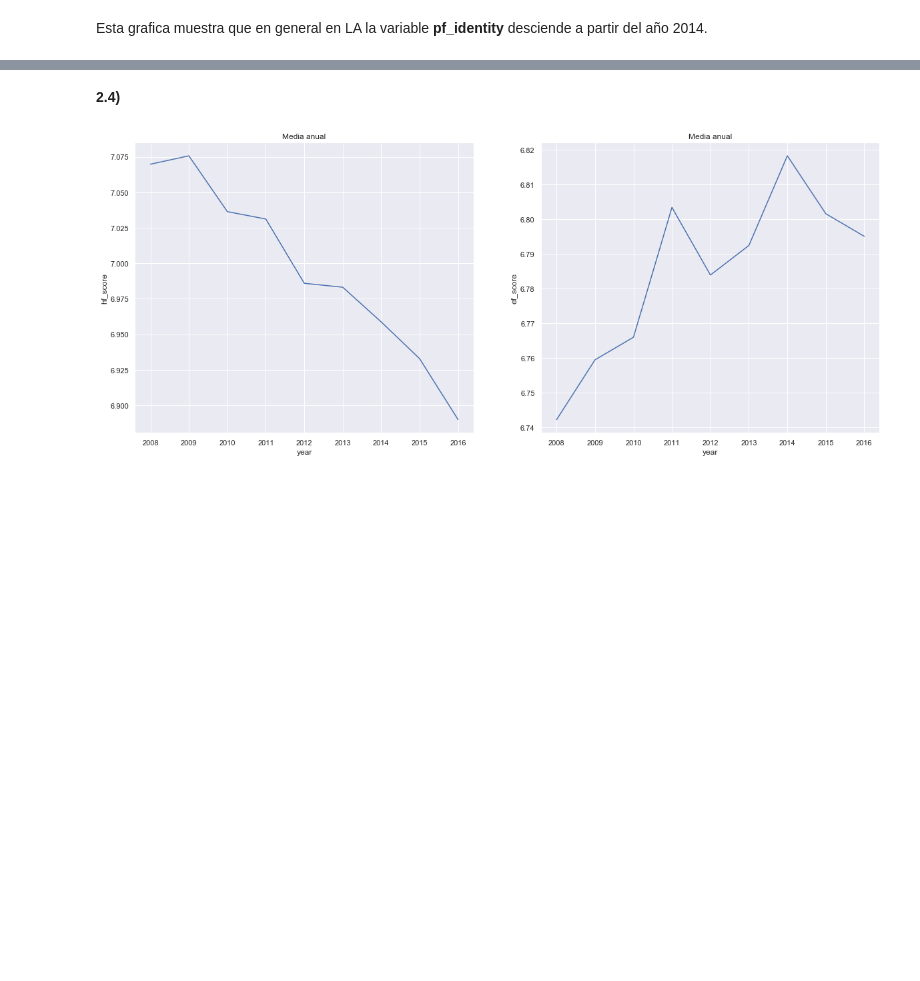
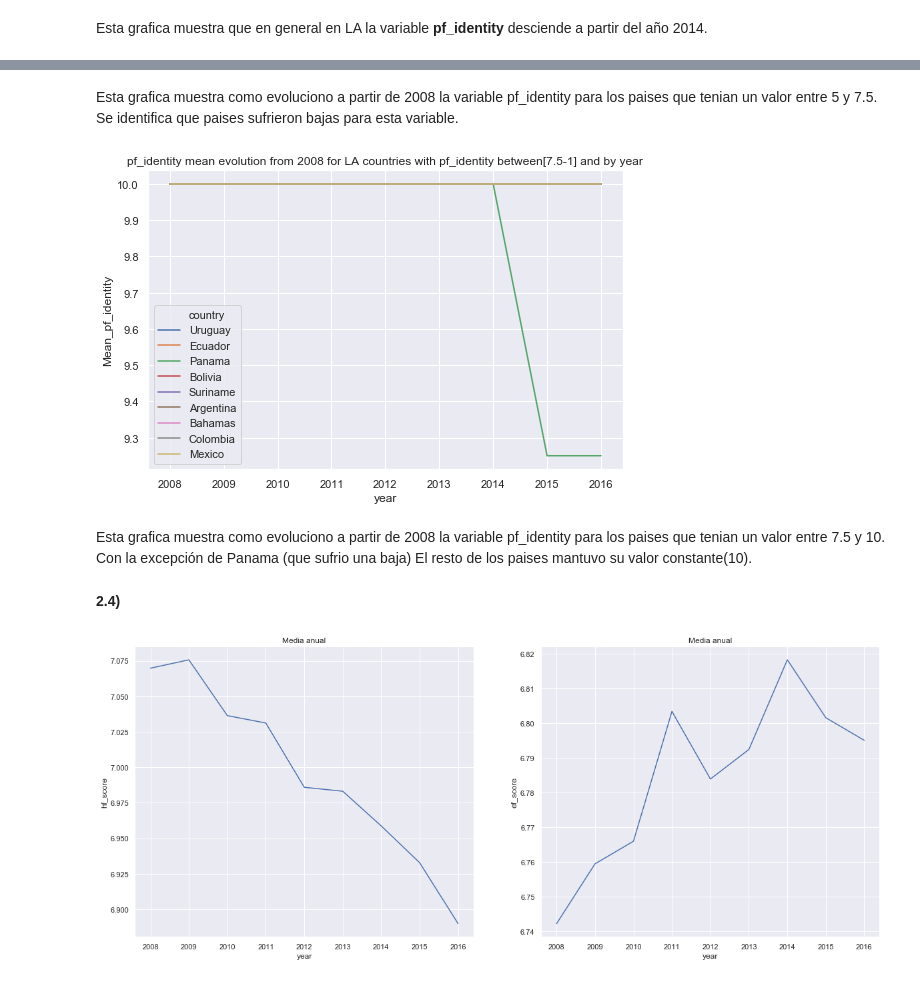
Before and after one commit to lvc0107/diplodatos, a Jupyter notebook: notebooks/practico1.ipynb, the cells around one changed output, grey strips where cells are left out. Drawn from its saved outputs; the diff is of its cells as text; code cells hidden in the pictures; blank space fills up the shorter version.

```diff
--- a/notebooks/practico1.ipynb
+++ b/notebooks/practico1.ipynb
@@ -366,3 +436,13 @@ sb.set(rc={'figure.figsize':(8.5,5.5)})
+# %% [markdown]
+Esta grafica muestra como evoluciono a partir de 2008 la variable pf_identity para los paises que tenian un valor entre 5 y 7.5. Se identifica que paises sufrieron bajas para esta variable.
+# %%
+plt.title('pf_identity mean evolution from 2008 for LA countries with pf_identity between[7.5-1] and by year')
+sb.lineplot(x='year', y='Mean_pf_identity', data=df_q4, hue='country')
+plt.show()
+# %% [output]
+[figure, added]
+# %% [markdown]
+Esta grafica muestra como evoluciono a partir de 2008 la variable pf_identity para los paises que tenian un valor entre 7.5 y 10. Con la excepción de Panama (que sufrio una baja) El resto de los paises mantuvo su valor constante(10).
 # %% [markdown]
 **2.4)**
 # %%
```
Also changed, not shown: parts of 26 cells of this notebook.
